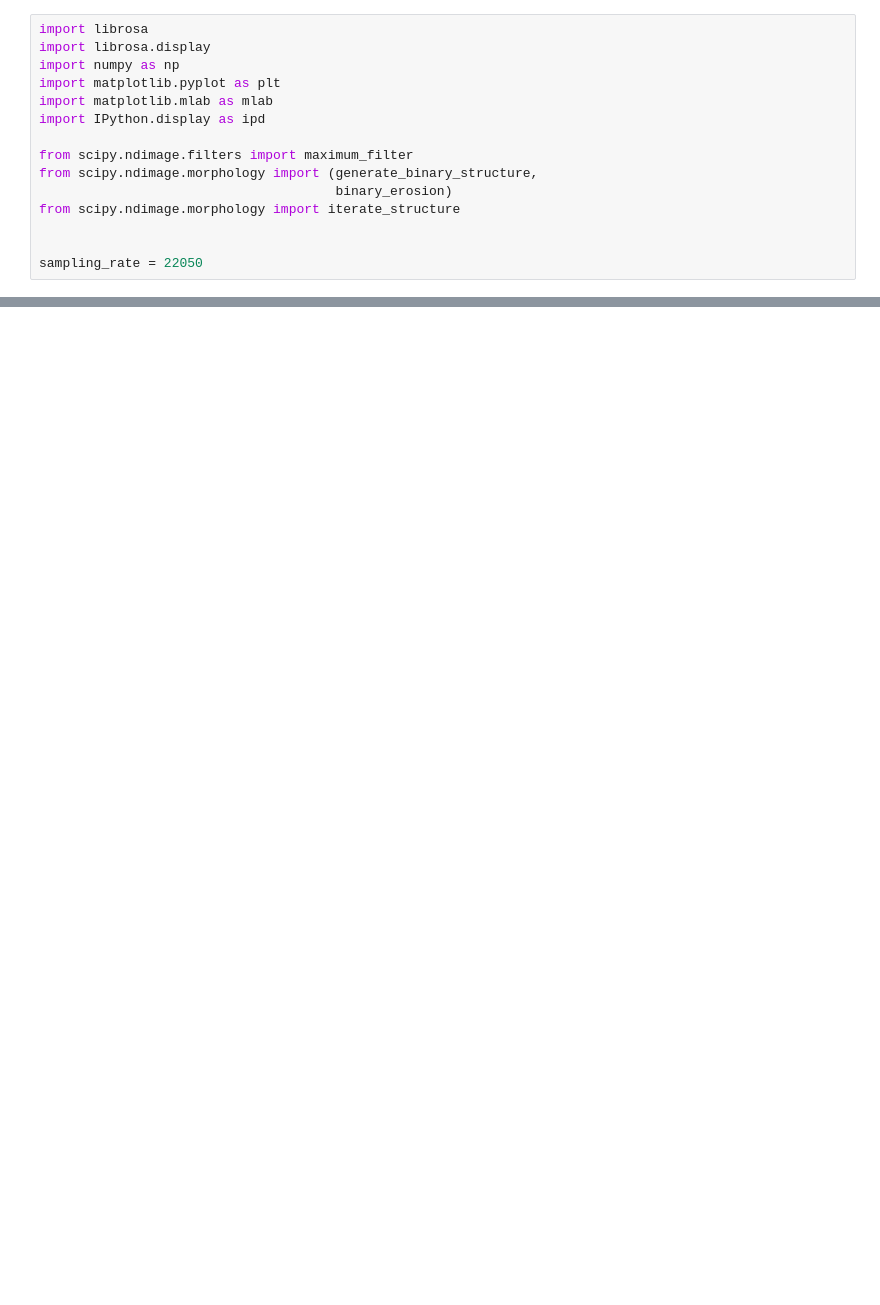
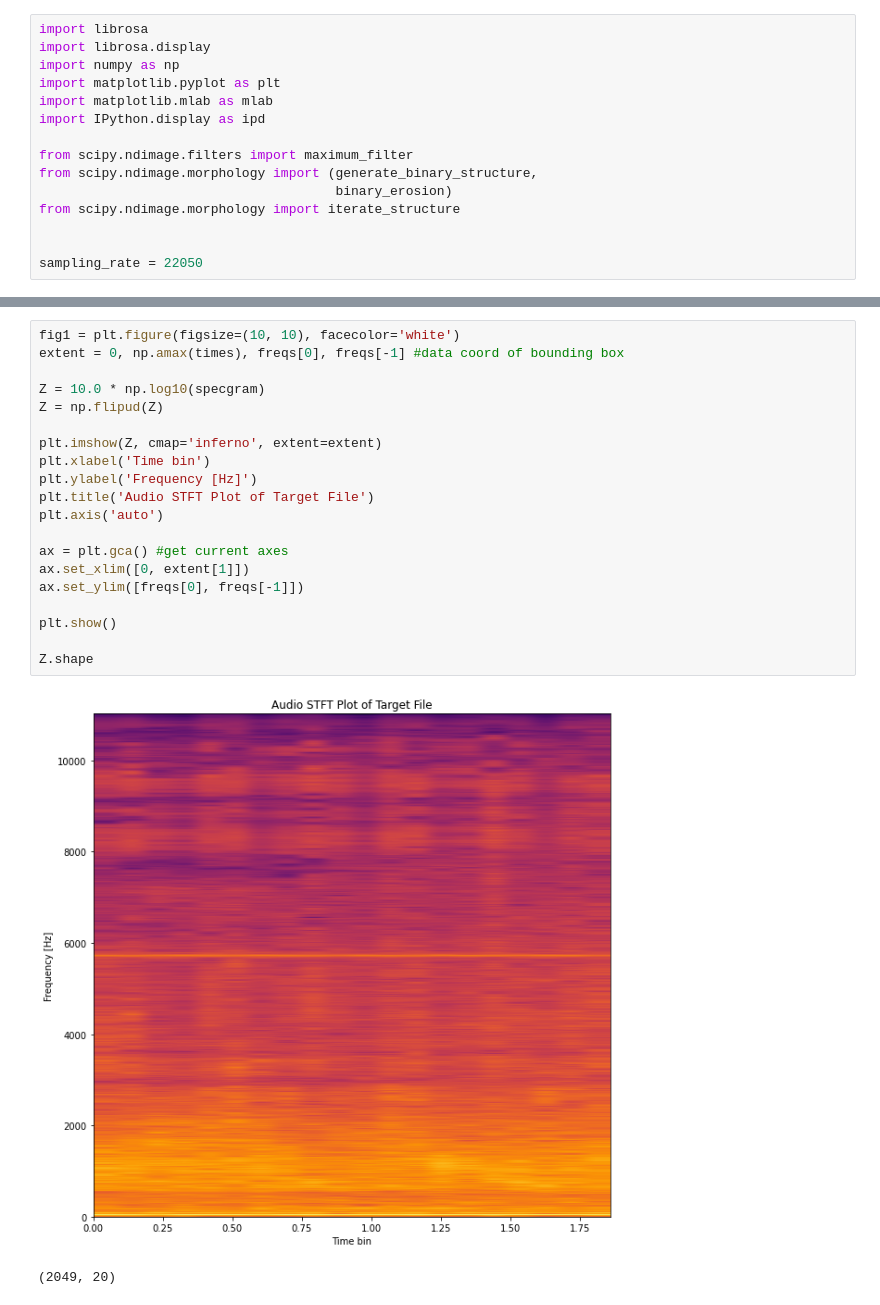
Before and after one commit to akayangel218/T-2-Midterm-, a Jupyter notebook: Test_Audio_Fingerprinter.ipynb, the cells around one changed output, grey strips where cells are left out. Drawn from its saved outputs; the diff is of its cells as text; blank space fills up the shorter version.

```diff
--- a/Test_Audio_Fingerprinter.ipynb
+++ b/Test_Audio_Fingerprinter.ipynb
@@ -15,0 +32,23 @@ sampling_rate = 22050
+# %%
+fig1 = plt.figure(figsize=(10, 10), facecolor='white')
+extent = 0, np.amax(times), freqs[0], freqs[-1] #data coord of bounding box
+
+Z = 10.0 * np.log10(specgram)
+Z = np.flipud(Z)
+
+plt.imshow(Z, cmap='inferno', extent=extent)
+plt.xlabel('Time bin')
+plt.ylabel('Frequency [Hz]')
+plt.title('Audio STFT Plot of Target File')
+plt.axis('auto')
+
+ax = plt.gca() #get current axes
+ax.set_xlim([0, extent[1]])
+ax.set_ylim([freqs[0], freqs[-1]])
+
+plt.show()
+
+Z.shape
+# %% [output]
+[figure, added]
+(2049, 20)
```
Also changed, not shown: parts of 13 cells of this notebook, 1 other file.
